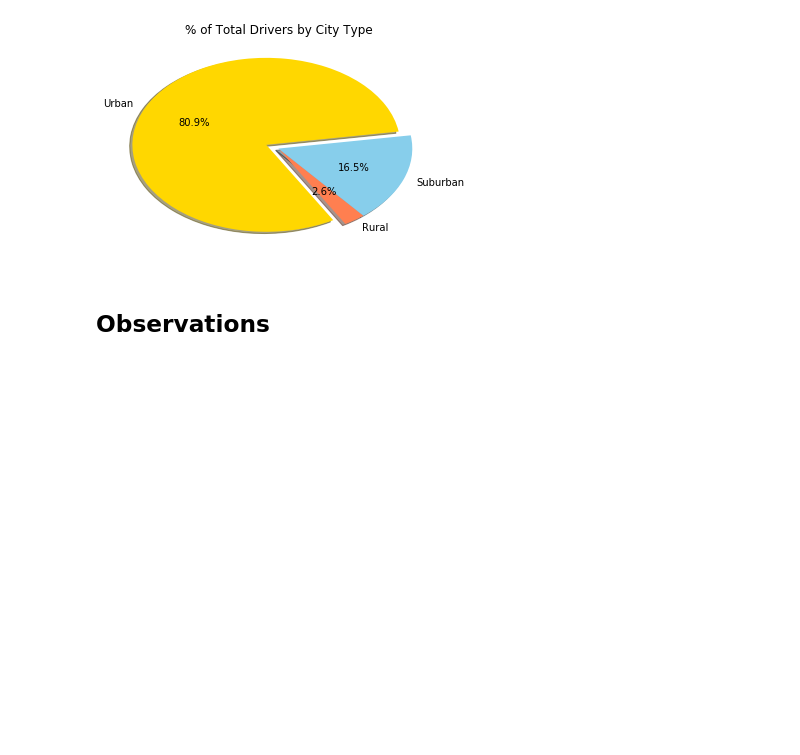
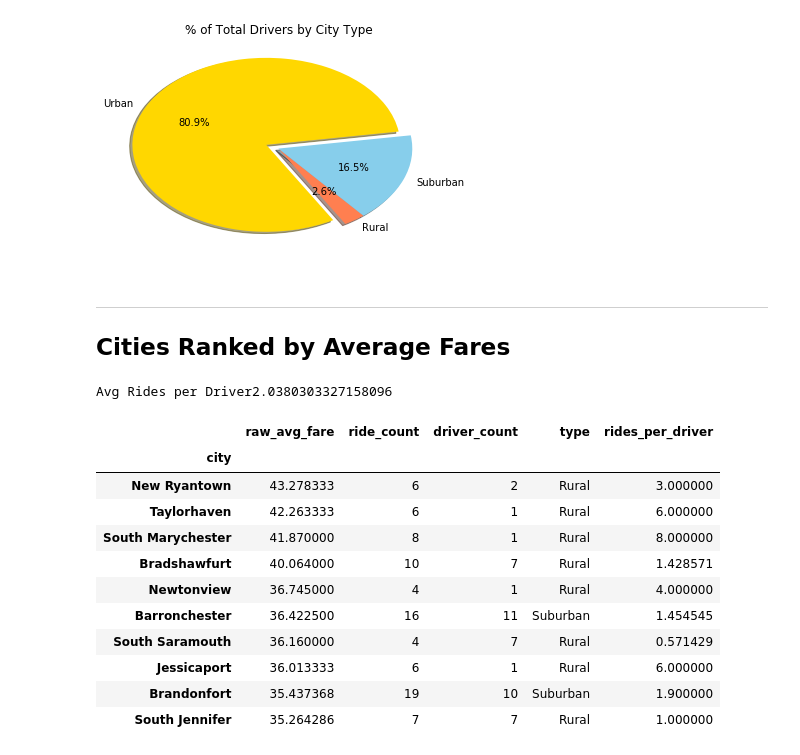
Before and after one commit to kychien/Rideshare_Analysis, a Jupyter notebook: rideshare_plot.ipynb, the cells around one changed output. Drawn from its saved outputs; the diff is of its cells as text; code cells hidden in the pictures; blank space fills up the shorter version.

Commit message:
Add files via upload
20180914 - Added observations and rankings based on average fares.

```diff
--- a/rideshare_plot.ipynb
+++ b/rideshare_plot.ipynb
@@ -219,5 +229,27 @@ plt.show()
 [figure]
 # %%
 plt.close()
-# %% [markdown]
-## Observations
+# %% [markdown]
+---
+## Cities Ranked by Average Fares
+# %%
+# Determine how many rides were utilized per available driver
+city_summ["rides_per_driver"] = city_summ["ride_count"] / city_summ["driver_count"]
+
+# Display the average and summary table of top 10 - adjust based on desired rankings
+print("Avg Rides per Driver" + str(city_summ["rides_per_driver"].mean()))
+city_summ.set_index("city").sort_values("raw_avg_fare", ascending=False).head(10)
+# %% [output]
+Avg Rides per Driver2.0380303327158096
+|  | raw_avg_fare | ride_count | driver_count | type | rides_per_driver |
+| city |  |  |  |  |  |
+| New Ryantown | 43.278333 | 6 | 2 | Rural | 3.000000 |
+| Taylorhaven | 42.263333 | 6 | 1 | Rural | 6.000000 |
+| South Marychester | 41.870000 | 8 | 1 | Rural | 8.000000 |
+| Bradshawfurt | 40.064000 | 10 | 7 | Rural | 1.428571 |
+| Newtonview | 36.745000 | 4 | 1 | Rural | 4.000000 |
+| Barronchester | 36.422500 | 16 | 11 | Suburban | 1.454545 |
+| South Saramouth | 36.160000 | 4 | 7 | Rural | 0.571429 |
+| Jessicaport | 36.013333 | 6 | 1 | Rural | 6.000000 |
+| Brandonfort | 35.437368 | 19 | 10 | Suburban | 1.900000 |
+| South Jennifer | 35.264286 | 7 | 7 | Rural | 1.000000 |
```
Also changed, not shown: parts of 6 cells of this notebook.
